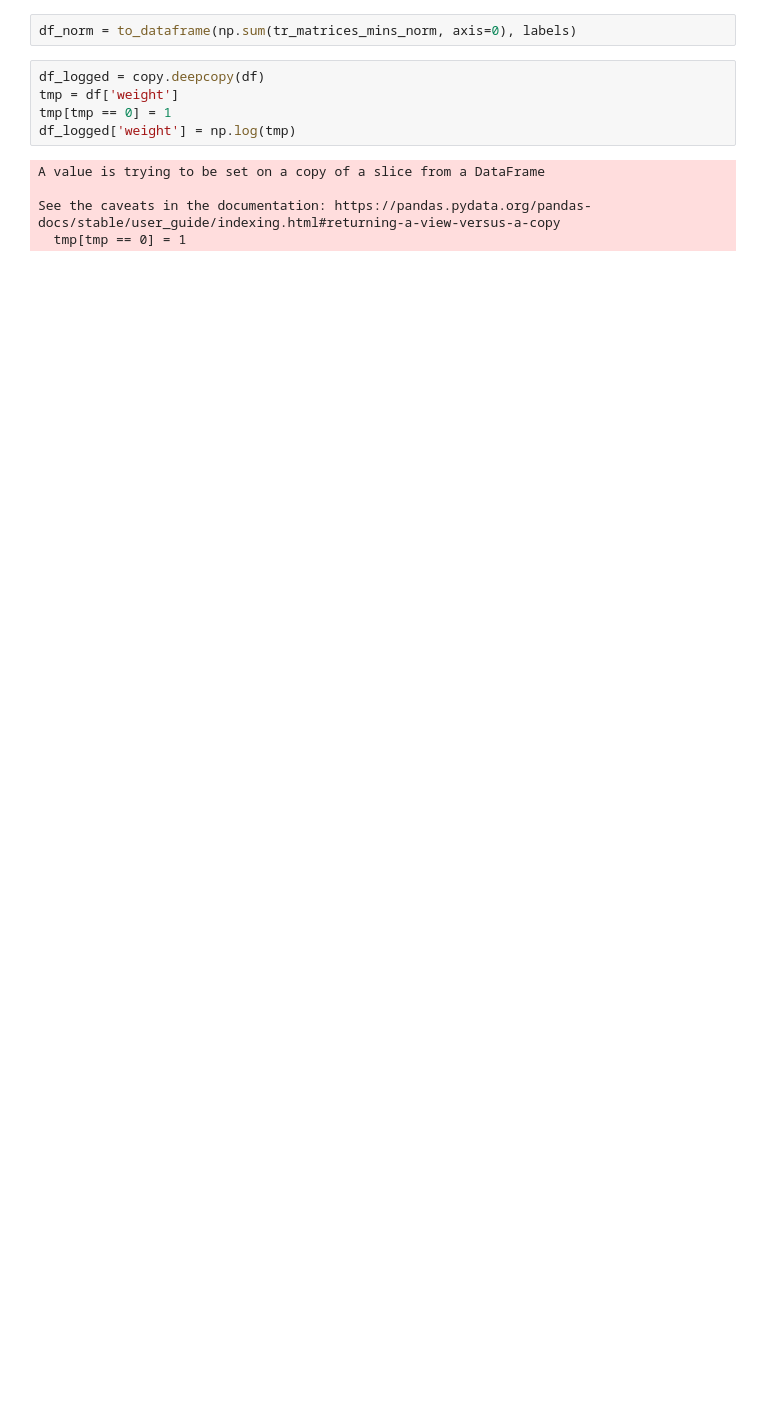
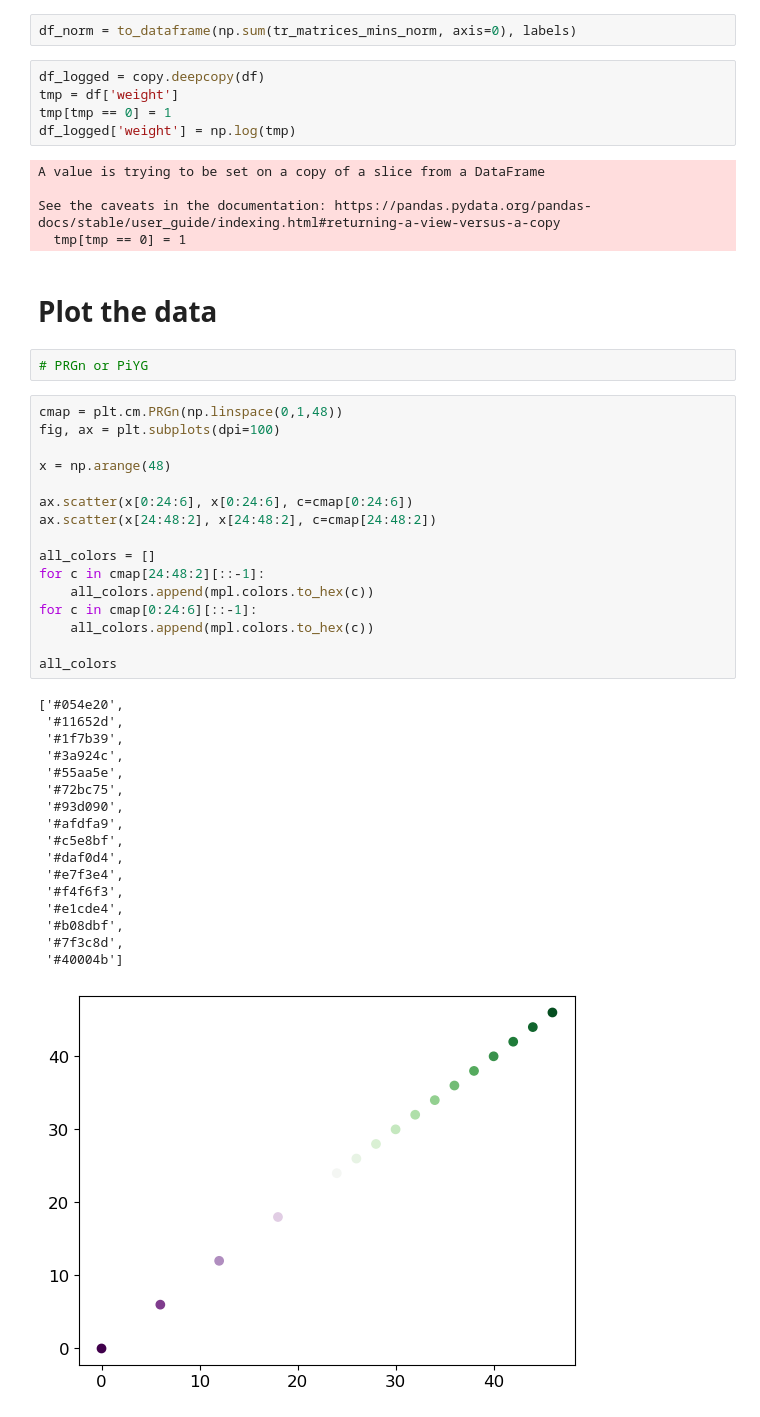
Before and after one commit to rinikerlab/reeds_protonation_tautomers, a Jupyter notebook: paper_programs/notebooks/visualize_transitions.ipynb, the cells around one changed output. Cells and saved outputs as stored; diff of their text form; blank space fills up the shorter version.

Commit message:
update notebooks for graphics

```diff
--- a/paper_programs/notebooks/visualize_transitions.ipynb
+++ b/paper_programs/notebooks/visualize_transitions.ipynb
@@ -446,3 +198,41 @@ A value is trying to be set on a copy of a slice from a DataFrame
 
 See the caveats in the documentation: https://pandas.pydata.org/pandas-docs/stable/user_guide/indexing.html#returning-a-view-versus-a-copy
   tmp[tmp == 0] = 1
+# %% [markdown]
+# Plot the data
+# %%
+# PRGn or PiYG
+# %%
+cmap = plt.cm.PRGn(np.linspace(0,1,48))
+fig, ax = plt.subplots(dpi=100)
+
+x = np.arange(48)
+
+ax.scatter(x[0:24:6], x[0:24:6], c=cmap[0:24:6])
+ax.scatter(x[24:48:2], x[24:48:2], c=cmap[24:48:2])
+
+all_colors = []
+for c in cmap[24:48:2][::-1]:
+    all_colors.append(mpl.colors.to_hex(c))
+for c in cmap[0:24:6][::-1]:
+    all_colors.append(mpl.colors.to_hex(c))
+
+all_colors
+# %% [output]
+['#054e20',
+ '#11652d',
+ '#1f7b39',
+ '#3a924c',
+ '#55aa5e',
+ '#72bc75',
+ '#93d090',
+ '#afdfa9',
+ '#c5e8bf',
+ '#daf0d4',
+ '#e7f3e4',
+ '#f4f6f3',
+ '#e1cde4',
+ '#b08dbf',
+ '#7f3c8d',
+ '#40004b']
+[figure, added]
```
Also changed, not shown: parts of 53 cells of this notebook, 2 other files.
